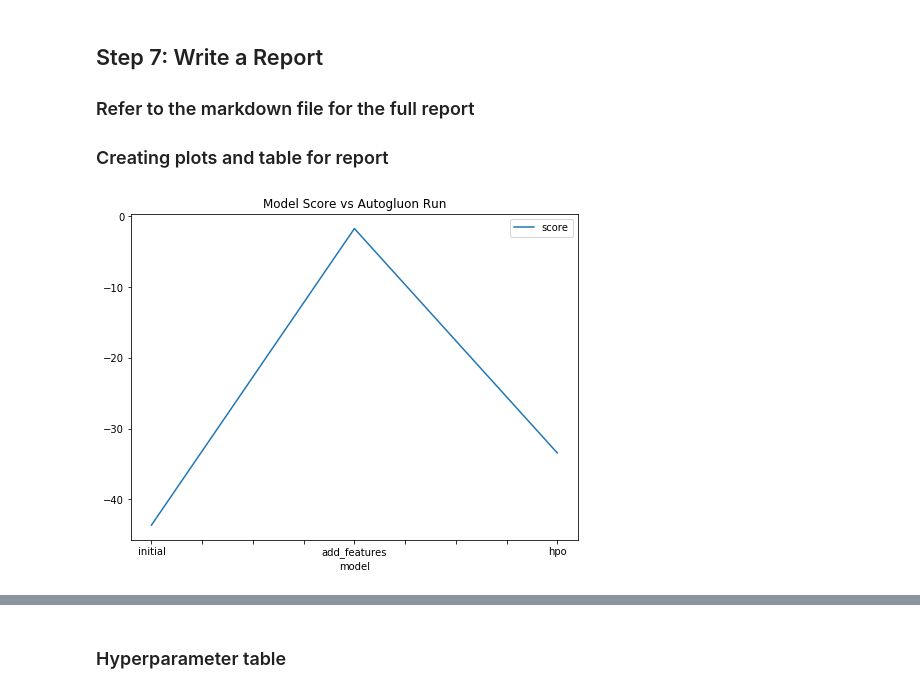
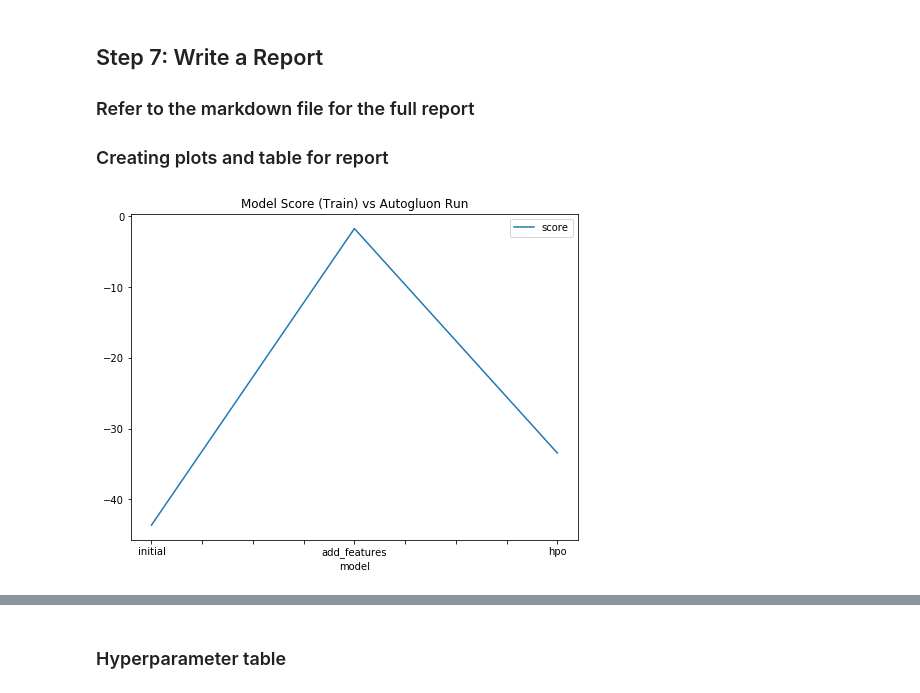
Before and after one commit to rasbot/bike-sharing, a Jupyter notebook: project/project_notebook.ipynb, the cells around one changed output, grey strips where cells are left out. Cells and saved outputs as stored; diff of their text form; code cells hidden in the pictures.

```diff
--- a/project/project_notebook.ipynb
+++ b/project/project_notebook.ipynb
@@ -812,28 +784,28 @@ Note: As mentioned, this is not the final score reported.
 # %%
 # Taking the top model score from each training run and creating a line plot to show improvement
 # You can create these in the notebook and save them to PNG or use some other tool (e.g. google sheets, excel)
 df = pd.DataFrame(
     {
         "model": [
             "initial",
             "add_features",
             "hpo"
         ],
         "score": [
-            -43.634,
-            -1.7150,
-            -33.441
+            leaderboard_pred.iloc[0]['score_test'],
+            leaderboard_pred_new.iloc[0]['score_test'],
+            leaderboard_pred_newhp.iloc[0]['score_test']
         ]
     }
 )
 
 fig = df.plot(
     x="model",
     y="score",
     figsize=(8, 6),
-    title="Model Score vs Autogluon Run"
+    title="Model Score (Train) vs Autogluon Run"
 ).get_figure()
 
 fig.savefig('./img/model_train_score.png')
 # %% [output]
-[figure, old version]
+[figure, new version]
```
Also changed, not shown: parts of 39 cells of this notebook.
